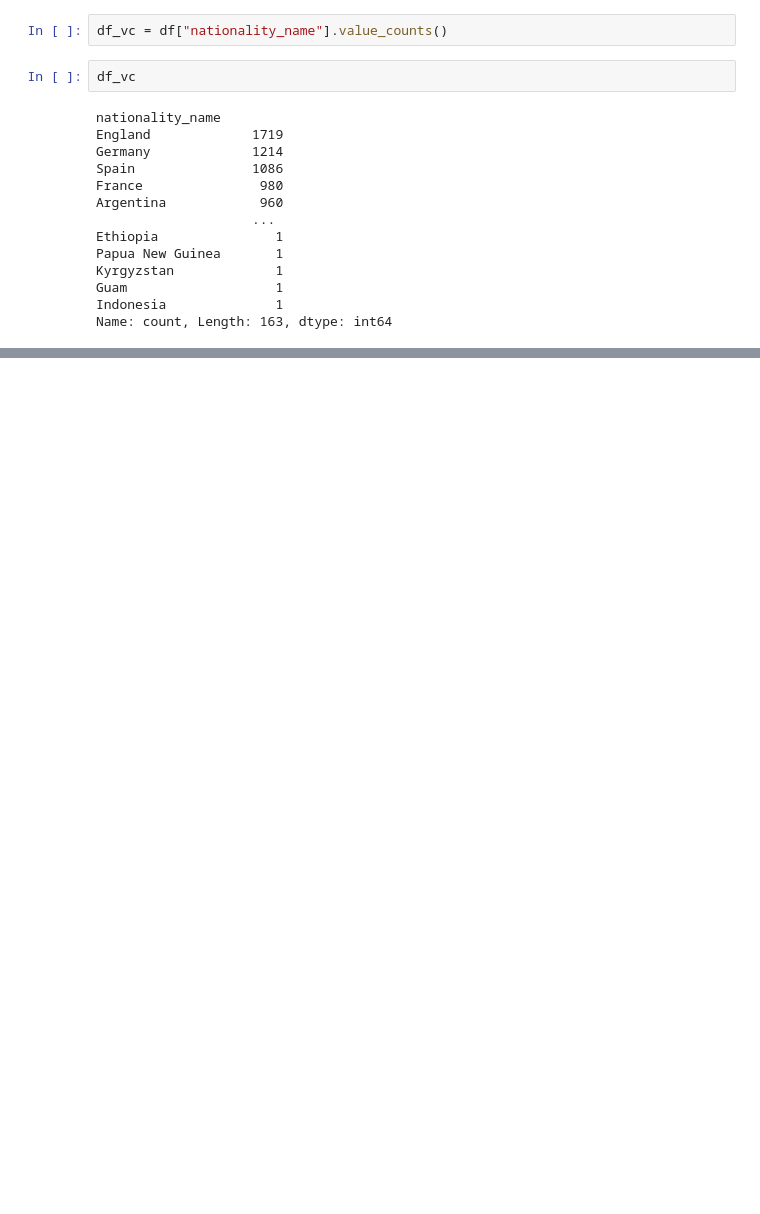
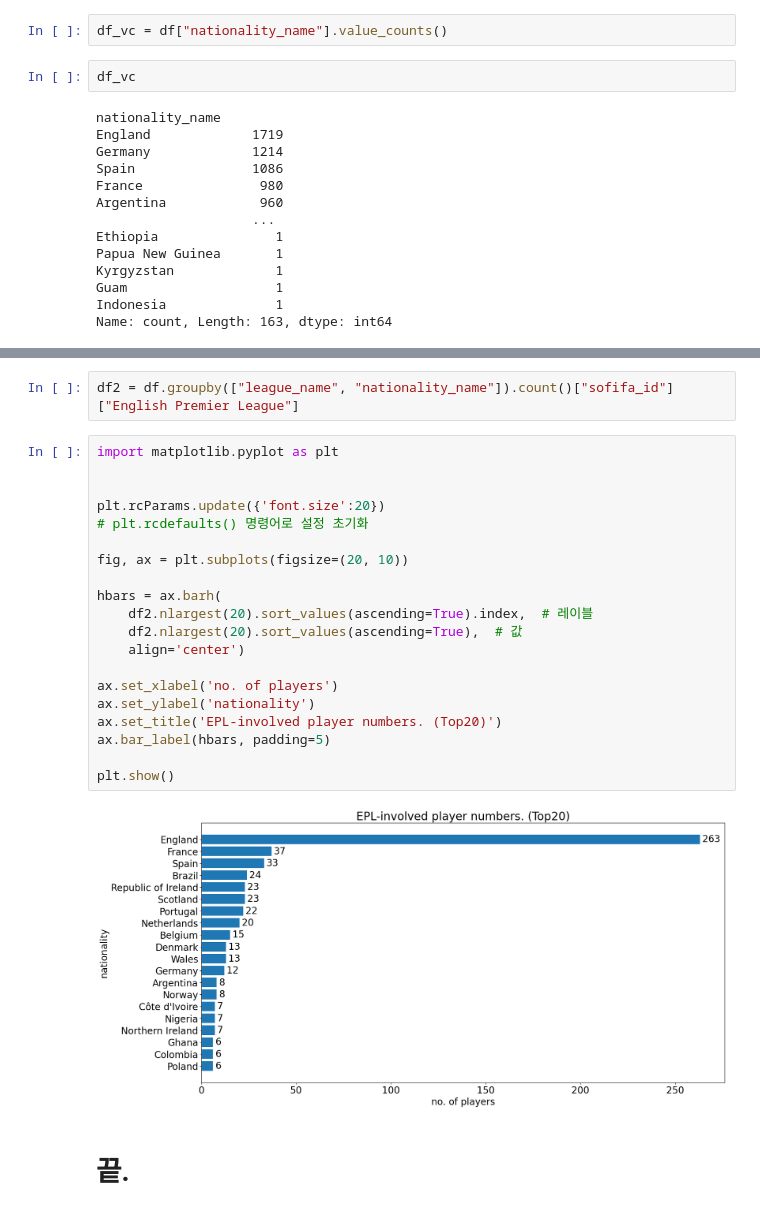
Before and after one commit to martiniifun/data_analysis, a Jupyter notebook: 20230627_sofifa_eda.ipynb, the cells around one changed output, grey strips where cells are left out. Saved outputs shown, nothing was run; the diff lists cells and outputs as text; blank space fills up the shorter version.

```diff
--- a/20230627_sofifa_eda.ipynb
+++ b/20230627_sofifa_eda.ipynb
@@ -556,0 +597,26 @@ df_vc.head(20).sort_values(ascending=True).plot.barh()
+# %%
+df2 = df.groupby(["league_name", "nationality_name"]).count()["sofifa_id"]["English Premier League"]
+# %%
+import matplotlib.pyplot as plt
+
+
+plt.rcParams.update({'font.size':20})
+# plt.rcdefaults() 명령어로 설정 초기화
+
+fig, ax = plt.subplots(figsize=(20, 10))
+
+hbars = ax.barh(
+    df2.nlargest(20).sort_values(ascending=True).index,  # 레이블
+    df2.nlargest(20).sort_values(ascending=True),  # 값
+    align='center')
+
+ax.set_xlabel('no. of players')
+ax.set_ylabel('nationality')
+ax.set_title('EPL-involved player numbers. (Top20)')
+ax.bar_label(hbars, padding=5)
+
+plt.show()
+# %% [output]
+[figure, added]
+# %% [markdown]
+# 끝.
```
Also changed, not shown: parts of 10 cells of this notebook.
